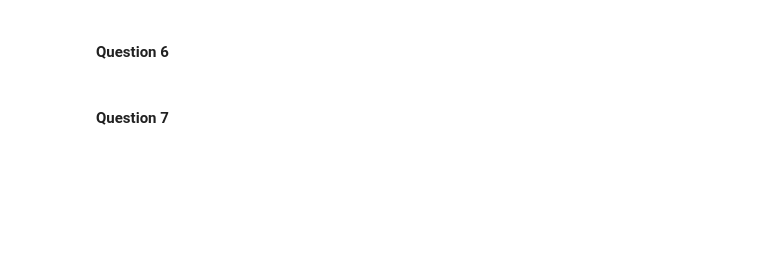
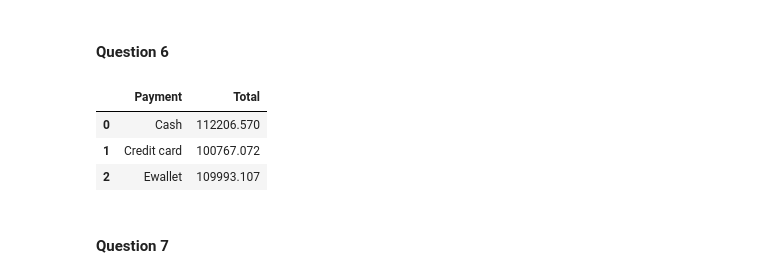
Before and after one commit to jshef747/Python-Homework2, a Jupyter notebook: assignment2-task1.ipynb, the cells around one changed output. Saved outputs shown, nothing was run; the diff lists cells and outputs as text; code cells hidden in the pictures; blank space fills up the shorter version.

```diff
--- a/assignment2-task1.ipynb
+++ b/assignment2-task1.ipynb
@@ -108,6 +107,13 @@ plt.show()
 # %%
 ### what is the total sales ('Total') done by each Payment type during the whole period?
 ### use the full data in the dataset (not the first week of March) from now on
+# %%
+df.groupby('Payment')['Total'].sum().reset_index()
+# %% [output]
+|  | Payment | Total |
+| 0 | Cash | 112206.570 |
+| 1 | Credit card | 100767.072 |
+| 2 | Ewallet | 109993.107 |
 # %% [markdown]
 #### Question 7
 # %%
```
Also changed, not shown: parts of 3 cells of this notebook.
